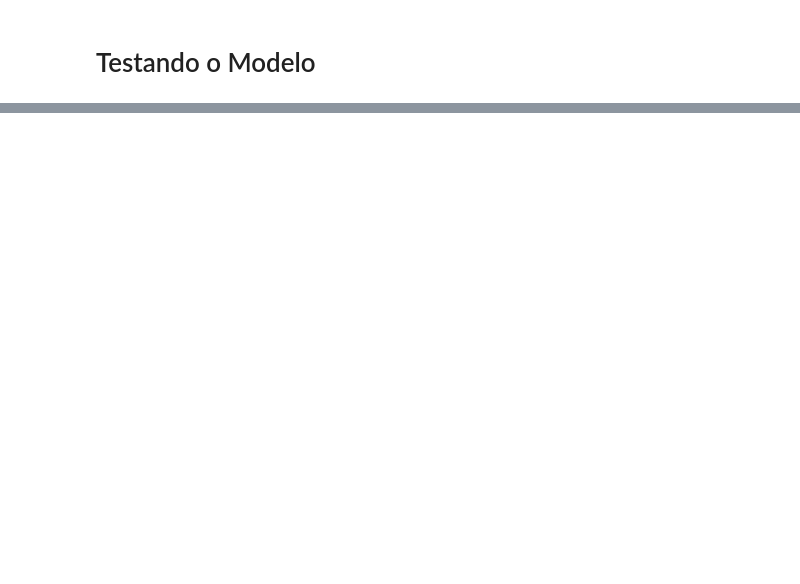
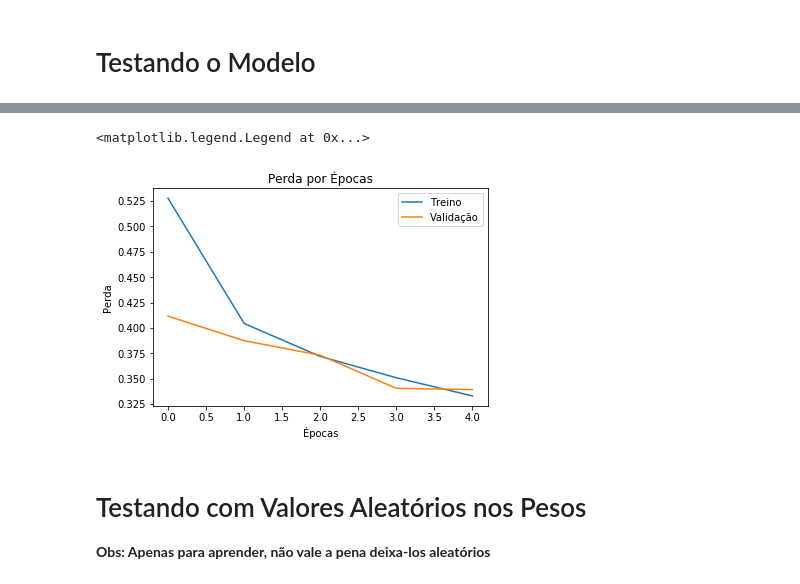
Before and after one commit to paulovbpo/deep_learning_keras, a Jupyter notebook: Deep_Learning_Keras_Classificação_Roupas.ipynb, the cells around one changed output, grey strips where cells are left out. Cells and saved outputs as stored; diff of their text form; code cells hidden in the pictures; blank space fills up the shorter version.

```diff
--- a/Deep_Learning_Keras_Classificação_Roupas.ipynb
+++ b/Deep_Learning_Keras_Classificação_Roupas.ipynb
@@ -113,0 +301,13 @@ modelo.evaluate(x_teste,y_teste)
+# %%
+plt.plot(historico.history['loss'])
+plt.plot(historico.history['val_loss'])
+plt.title('Perda por Épocas')
+plt.xlabel('Épocas')
+plt.ylabel('Perda')
+plt.legend(['Treino','Validação'])
+# %% [output]
+<matplotlib.legend.Legend at 0x...>
+[figure, added]
+# %% [markdown]
+# Testando com Valores Aleatórios nos Pesos
+**Obs: Apenas para aprender, não vale a pena deixa-los aleatórios**
```
Also changed, not shown: parts of 30 cells of this notebook.
